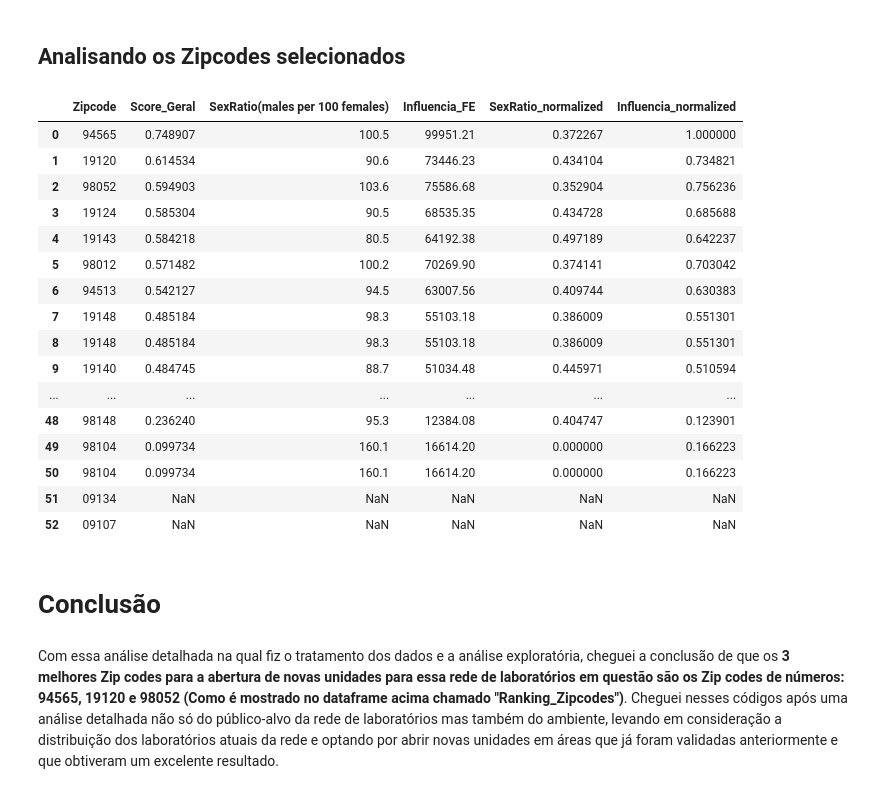
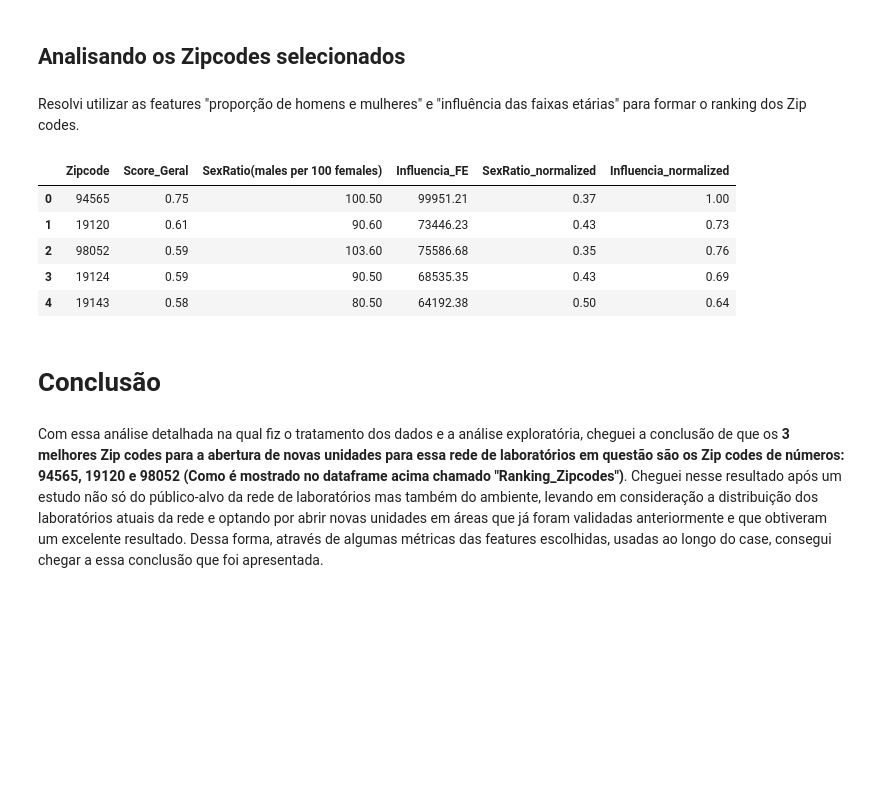
Before and after one commit to matheusbon/Case-Expansao-de-Uma-Rede-de-Laboratorios, a Jupyter notebook: Case_Rede_de_Laboratórios.ipynb, the cells around one changed output. Saved outputs shown, nothing was run; the diff lists cells and outputs as text; code cells hidden in the pictures; blank space fills up the shorter version.

```diff
--- a/Case_Rede_de_Laboratórios.ipynb
+++ b/Case_Rede_de_Laboratórios.ipynb
@@ -90,0 +65,6 @@ data5 = pd.read_csv('/content/drive/MyDrive/Datasets_Elo/DemographicData_ZCTAs.c
+# %%
+data = pd.read_csv('/content/drive/MyDrive/Case_Rede_de_Laboratorios/transactional_data.csv', sep = ';')
+data2 = pd.read_csv('/content/drive/MyDrive/Case_Rede_de_Laboratorios/test_data.csv')
+data3 = pd.read_csv('/content/drive/MyDrive/Case_Rede_de_Laboratorios/df_geocode.csv')
+data4 = pd.read_csv('/content/drive/MyDrive/Case_Rede_de_Laboratorios/EconomicData_ZCTAs.csv')
+data5 = pd.read_csv('/content/drive/MyDrive/Case_Rede_de_Laboratorios/DemographicData_ZCTAs.csv')
@@ -476,0 +467,6 @@ Idade máxima: 107.0
+# %%
+# Definindo a formatação padrão para exibir números de ponto flutuante no formato com duas casas decimais
+pd.options.display.float_format = '{:.2f}'.format
+
+# Exibindo as estatísticas descritivas
+data['Age'].describe()
@@ -925,4 +843,6 @@ Info_Top_Zipcodes = pd.merge(Labs_Top_Clusters, ZCTA_Data, on='Zipcode', how='le
 
 # Criando nova coluna que contém a Influência das Faixas Etárias que deve ser levada em consideração nas escolhas dos Zip codes
 Info_Top_Zipcodes['Influencia_FE'] = Info_Top_Zipcodes['Population_Under5Years'] * influencia_faixa_etaria[0] + Info_Top_Zipcodes['Population_5to9Years'] * influencia_faixa_etaria[1] + Info_Top_Zipcodes['Population_10to14Years'] * influencia_faixa_etaria[2] + Info_Top_Zipcodes['Population_15to19Years'] * influencia_faixa_etaria[3] + Info_Top_Zipcodes['Population_20to24Years'] * influencia_faixa_etaria[4] + Info_Top_Zipcodes['Population_25to34Years'] * influencia_faixa_etaria[5] + Info_Top_Zipcodes['Population_35to44Years'] * influencia_faixa_etaria[6] + Info_Top_Zipcodes['Population_45to54Years'] * influencia_faixa_etaria[7] + Info_Top_Zipcodes['Population_55to59Years'] * influencia_faixa_etaria[8] + Info_Top_Zipcodes['Population_60to64Years'] * influencia_faixa_etaria[9] + Info_Top_Zipcodes['Population_65to74Years'] * influencia_faixa_etaria[10] + Info_Top_Zipcodes['Population_75to84Years'] * influencia_faixa_etaria[11] + Info_Top_Zipcodes['Population_85YearsAndOver'] * influencia_faixa_etaria[12]
+# %% [markdown]
+Resolvi utilizar as features "proporção de homens e mulheres" e "influência das faixas etárias" para formar o ranking dos Zip codes.
 # %%
@@ -947,26 +865,15 @@ Ranking_Zipcodes = Ranking_Zipcodes.sort_values(by='Score_Geral', ascending=Fals
 # Resetando os índices do DataFrame
 Ranking_Zipcodes = Ranking_Zipcodes.reset_index(drop=True)
 # %%
-Ranking_Zipcodes
+Ranking_Zipcodes.head()
 # %% [output]
 |  | Zipcode | Score_Geral | SexRatio(males per 100 females) | Influencia_FE | SexRatio_normalized | Influencia_normalized |
-| 0 | 94565 | 0.748907 | 100.5 | 99951.21 | 0.372267 | 1.000000 |
-| 1 | 19120 | 0.614534 | 90.6 | 73446.23 | 0.434104 | 0.734821 |
-| 2 | 98052 | 0.594903 | 103.6 | 75586.68 | 0.352904 | 0.756236 |
-| 3 | 19124 | 0.585304 | 90.5 | 68535.35 | 0.434728 | 0.685688 |
-| 4 | 19143 | 0.584218 | 80.5 | 64192.38 | 0.497189 | 0.642237 |
-| 5 | 98012 | 0.571482 | 100.2 | 70269.90 | 0.374141 | 0.703042 |
-| 6 | 94513 | 0.542127 | 94.5 | 63007.56 | 0.409744 | 0.630383 |
-| 7 | 19148 | 0.485184 | 98.3 | 55103.18 | 0.386009 | 0.551301 |
-| 8 | 19148 | 0.485184 | 98.3 | 55103.18 | 0.386009 | 0.551301 |
-| 9 | 19140 | 0.484745 | 88.7 | 51034.48 | 0.445971 | 0.510594 |
-| ... | ... | ... | ... | ... | ... | ... |
-| 48 | 98148 | 0.236240 | 95.3 | 12384.08 | 0.404747 | 0.123901 |
-| 49 | 98104 | 0.099734 | 160.1 | 16614.20 | 0.000000 | 0.166223 |
-| 50 | 98104 | 0.099734 | 160.1 | 16614.20 | 0.000000 | 0.166223 |
-| 51 | 09134 | NaN | NaN | NaN | NaN | NaN |
-| 52 | 09107 | NaN | NaN | NaN | NaN | NaN |
+| 0 | 94565 | 0.75 | 100.50 | 99951.21 | 0.37 | 1.00 |
+| 1 | 19120 | 0.61 | 90.60 | 73446.23 | 0.43 | 0.73 |
+| 2 | 98052 | 0.59 | 103.60 | 75586.68 | 0.35 | 0.76 |
+| 3 | 19124 | 0.59 | 90.50 | 68535.35 | 0.43 | 0.69 |
+| 4 | 19143 | 0.58 | 80.50 | 64192.38 | 0.50 | 0.64 |
 # %% [markdown]
 # Conclusão
 # %% [markdown]
-Com essa análise detalhada na qual fiz o tratamento dos dados e a análise exploratória, cheguei a conclusão de que os **3 melhores Zip codes para a abertura de novas unidades para essa rede de laboratórios em questão são os Zip codes de números: 94565, 19120 e 98052 (Como é mostrado no dataframe acima chamado "Ranking_Zipcodes")**. Cheguei nesses códigos após uma análise detalhada não só do público-alvo da rede de laboratórios mas também do ambiente, levando em consideração a distribuição dos laboratórios atuais da rede e optando por abrir novas unidades em áreas que já foram validadas anteriormente e que obtiveram um excelente resultado.
+Com essa análise detalhada na qual fiz o tratamento dos dados e a análise exploratória, cheguei a conclusão de que os **3 melhores Zip codes para a abertura de novas unidades para essa rede de laboratórios em questão são os Zip codes de números: 94565, 19120 e 98052 (Como é mostrado no dataframe acima chamado "Ranking_Zipcodes")**. Cheguei nesse resultado após um estudo não só do público-alvo da rede de laboratórios mas também do ambiente, levando em consideração a distribuição dos laboratórios atuais da rede e optando por abrir novas unidades em áreas que já foram validadas anteriormente e que obtiveram um excelente resultado. Dessa forma, através de algumas métricas das features escolhidas, usadas ao longo do case, consegui chegar a essa conclusão que foi apresentada.
```
Also changed, not shown: parts of 75 cells of this notebook.
